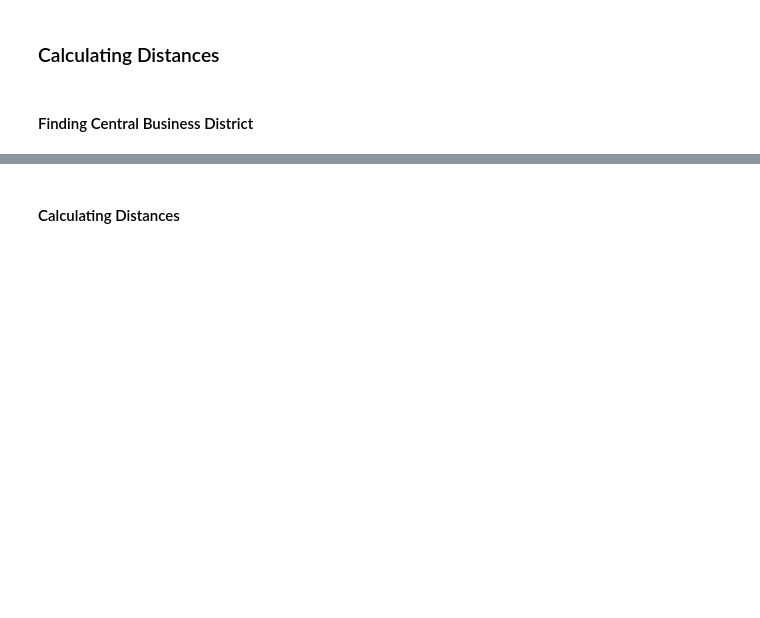
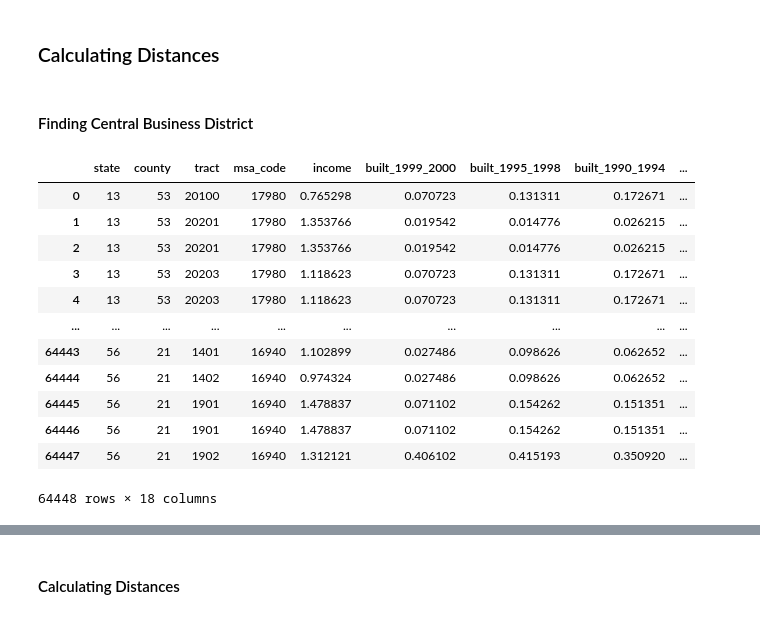
Before and after one commit to ldtcooper/urban-economics-project, a Jupyter notebook: notebook.ipynb, the cells around one changed output, grey strips where cells are left out. Drawn from its saved outputs; the diff is of its cells as text; code cells hidden in the pictures; blank space fills up the shorter version.

```diff
--- a/notebook.ipynb
+++ b/notebook.ipynb
@@ -181,6 +188,22 @@ msa_tracts.to_csv('./data/msa_tracts.csv', index=False)
 #### Finding Central Business District
 # %%
 msa_tracts = pd.read_csv('./data/msa_tracts.csv', index_col=False)
+msa_tracts.rename({'msa_code_tract': 'msa_code'}, axis=1, inplace=True)
+msa_tracts.drop(['msa_code_msa', 'median_income', 'area', 'population'], inplace=True, axis=1)
 msa_tracts
+# %% [output]
+|  | state | county | tract | msa_code | income | built_1999_2000 | built_1995_1998 | built_1990_1994 | ... |
+| 0 | 13 | 53 | 20100 | 17980 | 0.765298 | 0.070723 | 0.131311 | 0.172671 | ... |
+| 1 | 13 | 53 | 20201 | 17980 | 1.353766 | 0.019542 | 0.014776 | 0.026215 | ... |
+| 2 | 13 | 53 | 20201 | 17980 | 1.353766 | 0.019542 | 0.014776 | 0.026215 | ... |
+| 3 | 13 | 53 | 20203 | 17980 | 1.118623 | 0.070723 | 0.131311 | 0.172671 | ... |
+| 4 | 13 | 53 | 20203 | 17980 | 1.118623 | 0.070723 | 0.131311 | 0.172671 | ... |
+| ... | ... | ... | ... | ... | ... | ... | ... | ... | ... |
+| 64443 | 56 | 21 | 1401 | 16940 | 1.102899 | 0.027486 | 0.098626 | 0.062652 | ... |
+| 64444 | 56 | 21 | 1402 | 16940 | 0.974324 | 0.027486 | 0.098626 | 0.062652 | ... |
+| 64445 | 56 | 21 | 1901 | 16940 | 1.478837 | 0.071102 | 0.154262 | 0.151351 | ... |
+| 64446 | 56 | 21 | 1901 | 16940 | 1.478837 | 0.071102 | 0.154262 | 0.151351 | ... |
+| 64447 | 56 | 21 | 1902 | 16940 | 1.312121 | 0.406102 | 0.415193 | 0.350920 | ... |
+64448 rows × 18 columns
 # %%
 msa_tracts['msa_code'].value_counts()
```
Also changed, not shown: parts of 26 cells of this notebook, 7 other files.
